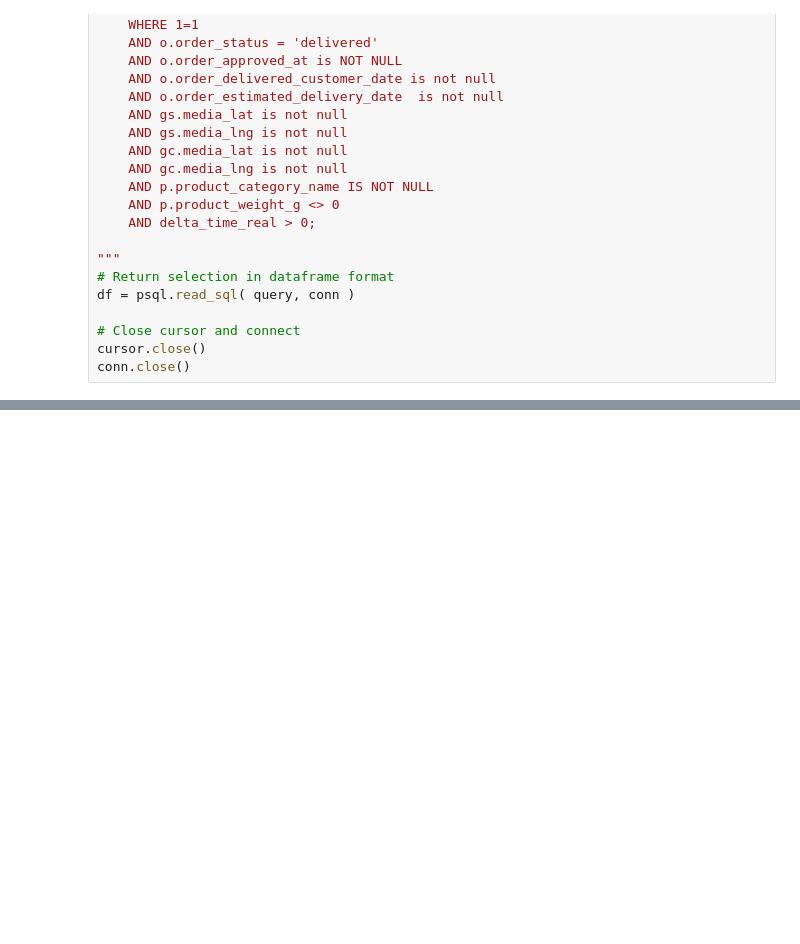
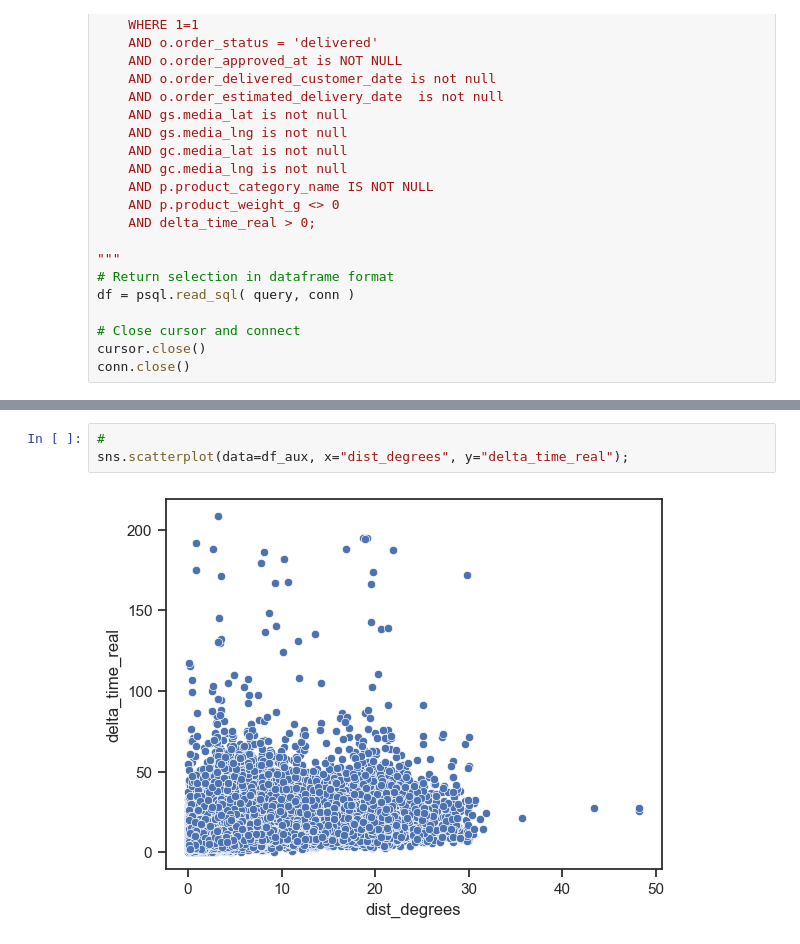
Before and after one commit to FernandoBatistaDS/EstatisticaAnaliseDados, a Jupyter notebook: main.ipynb, the cells around one changed output, grey strips where cells are left out. Drawn from its saved outputs; the diff is of its cells as text; blank space fills up the shorter version.

Commit message:
feat: initial data analysis

```diff
--- a/main.ipynb
+++ b/main.ipynb
@@ -114,0 +287,5 @@ conn.close()
+# %%
+#
+sns.scatterplot(data=df_aux, x="dist_degrees", y="delta_time_real");
+# %% [output]
+[figure, added]
```
Also changed, not shown: parts of 34 cells of this notebook.
